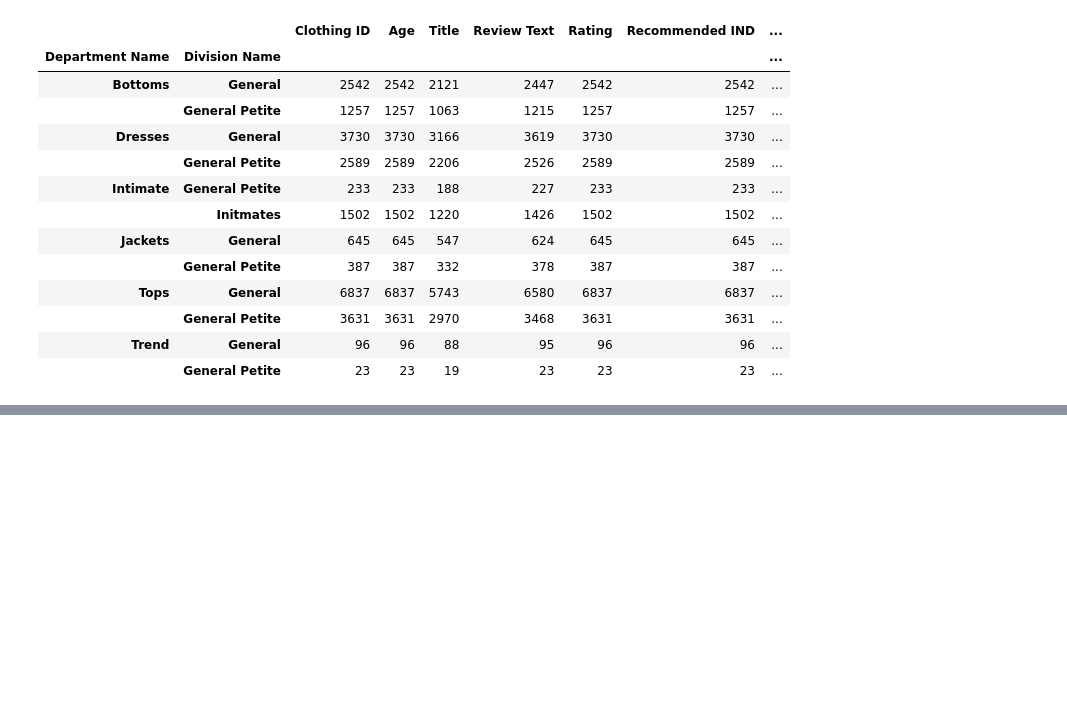
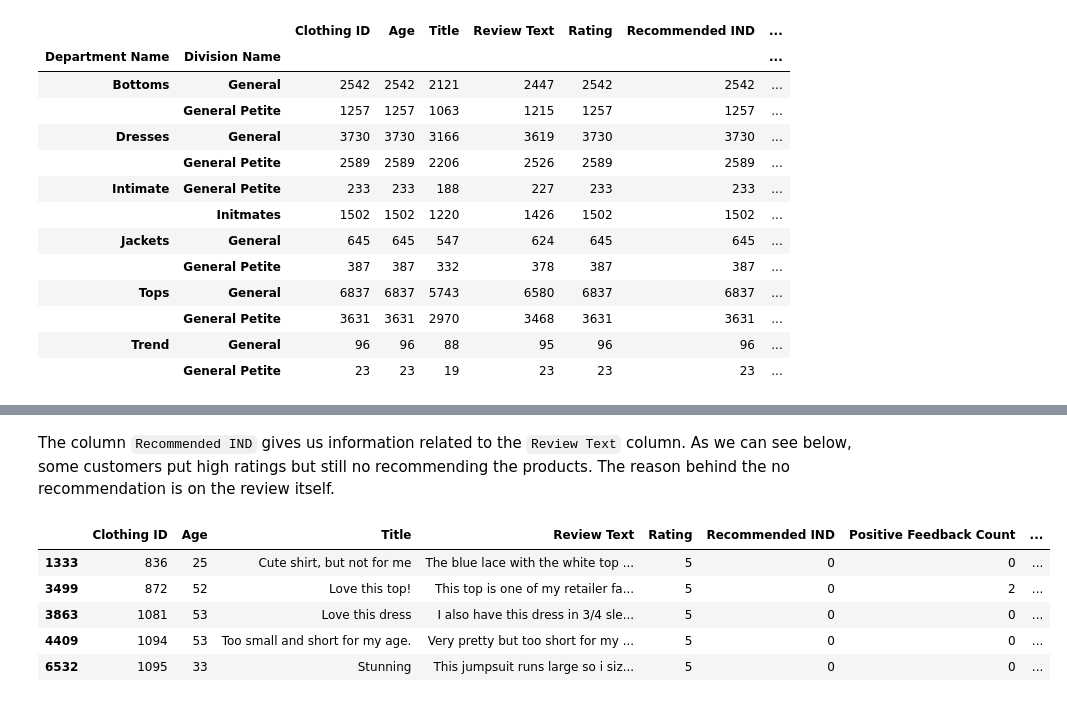
Before and after one commit to Daesparz/Conundrum_17, a Jupyter notebook: Exploratory Data Analysis user reviews.ipynb, the cells around one changed output, grey strips where cells are left out. Drawn from its saved outputs; the diff is of its cells as text; code cells hidden in the pictures; blank space fills up the shorter version.

```diff
--- a/Exploratory Data Analysis user reviews.ipynb
+++ b/Exploratory Data Analysis user reviews.ipynb
@@ -12,6 +12,8 @@ import matplotlib.pyplot as plt
 import statsmodels.api as sm
 import scipy.stats as stats
 import pylab
+# %%
+pd.set_option('display.max_colwidth', -1)
 # %%
 df_review = pd.read_csv('dataset/raw/Womens_Clothing_E-Commerce_Reviews.csv', index_col=0)
 # %%
@@ -241 +253,13 @@ df_review.groupby(['Department Name', 'Division Name']).count()
+# %% [markdown]
+The column `Recommended IND` gives us information related to the `Review Text` column. As we can see below, some customers put high ratings but still no recommending the products. The reason behind the no recommendation is on the review itself.
+# %%
+df_noRecommended = df_review[(df_review['Recommended IND'] == 0) & (df_review['Rating'] == 5)]
+df_noRecommended.head()
+# %% [output]
+|  | Clothing ID | Age | Title | Review Text | Rating | Recommended IND | Positive Feedback Count | ... |
+| 1333 | 836 | 25 | Cute shirt, but not for me | The blue lace with the white top ... | 5 | 0 | 0 | ... |
+| 3499 | 872 | 52 | Love this top! | This top is one of my retailer fa... | 5 | 0 | 2 | ... |
+| 3863 | 1081 | 53 | Love this dress | I also have this dress in 3/4 sle... | 5 | 0 | 0 | ... |
+| 4409 | 1094 | 53 | Too small and short for my age. | Very pretty but too short for my ... | 5 | 0 | 0 | ... |
+| 6532 | 1095 | 33 | Stunning | This jumpsuit runs large so i siz... | 5 | 0 | 0 | ... |
 # %%
```
Also changed, not shown: parts of 7 cells of this notebook.
